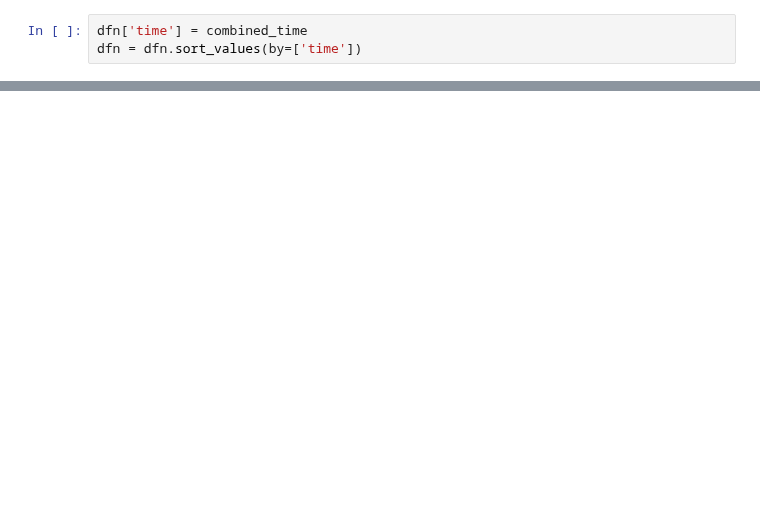
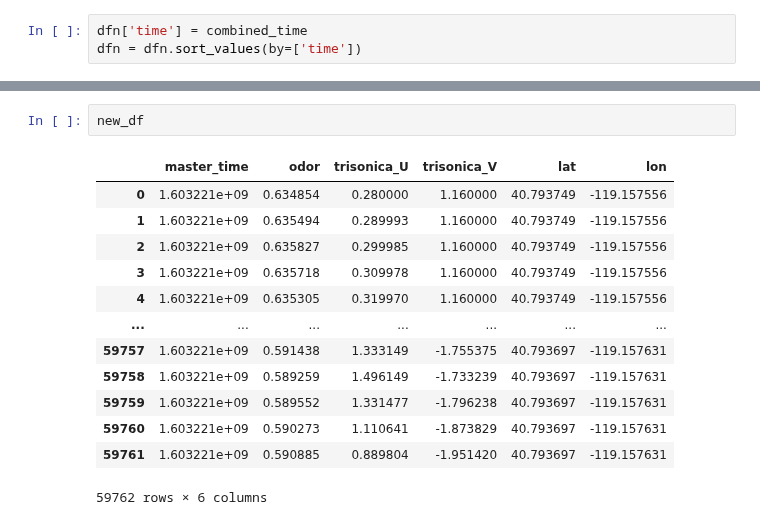
Before and after one commit to arunavanag591/odor_analysis, a Jupyter notebook: data_exploration/Run02Bag0.ipynb, the cells around one changed output, grey strips where cells are left out. Drawn from its saved outputs; the diff is of its cells as text; blank space fills up the shorter version.

```diff
--- a/data_exploration/Run02Bag0.ipynb
+++ b/data_exploration/Run02Bag0.ipynb
@@ -166,0 +224,16 @@ ValueError: Maximum allowed size exceeded
+# %%
+new_df
+# %% [output]
+|  | master_time | odor | trisonica_U | trisonica_V | lat | lon |
+| 0 | 1.603221e+09 | 0.634854 | 0.280000 | 1.160000 | 40.793749 | -119.157556 |
+| 1 | 1.603221e+09 | 0.635494 | 0.289993 | 1.160000 | 40.793749 | -119.157556 |
+| 2 | 1.603221e+09 | 0.635827 | 0.299985 | 1.160000 | 40.793749 | -119.157556 |
+| 3 | 1.603221e+09 | 0.635718 | 0.309978 | 1.160000 | 40.793749 | -119.157556 |
+| 4 | 1.603221e+09 | 0.635305 | 0.319970 | 1.160000 | 40.793749 | -119.157556 |
+| ... | ... | ... | ... | ... | ... | ... |
+| 59757 | 1.603221e+09 | 0.591438 | 1.333149 | -1.755375 | 40.793697 | -119.157631 |
+| 59758 | 1.603221e+09 | 0.589259 | 1.496149 | -1.733239 | 40.793697 | -119.157631 |
+| 59759 | 1.603221e+09 | 0.589552 | 1.331477 | -1.796238 | 40.793697 | -119.157631 |
+| 59760 | 1.603221e+09 | 0.590273 | 1.110641 | -1.873829 | 40.793697 | -119.157631 |
+| 59761 | 1.603221e+09 | 0.590885 | 0.889804 | -1.951420 | 40.793697 | -119.157631 |
+59762 rows × 6 columns
```
Also changed, not shown: parts of 38 cells of this notebook.
